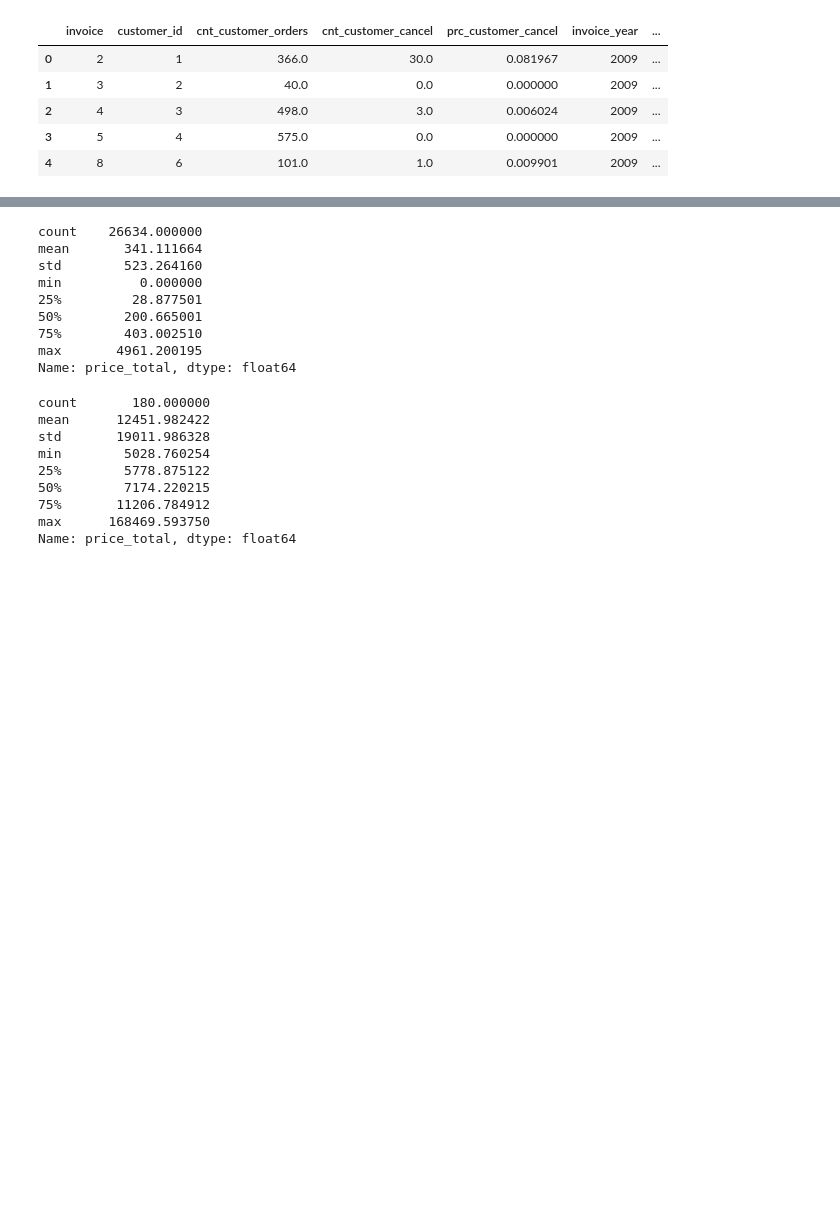
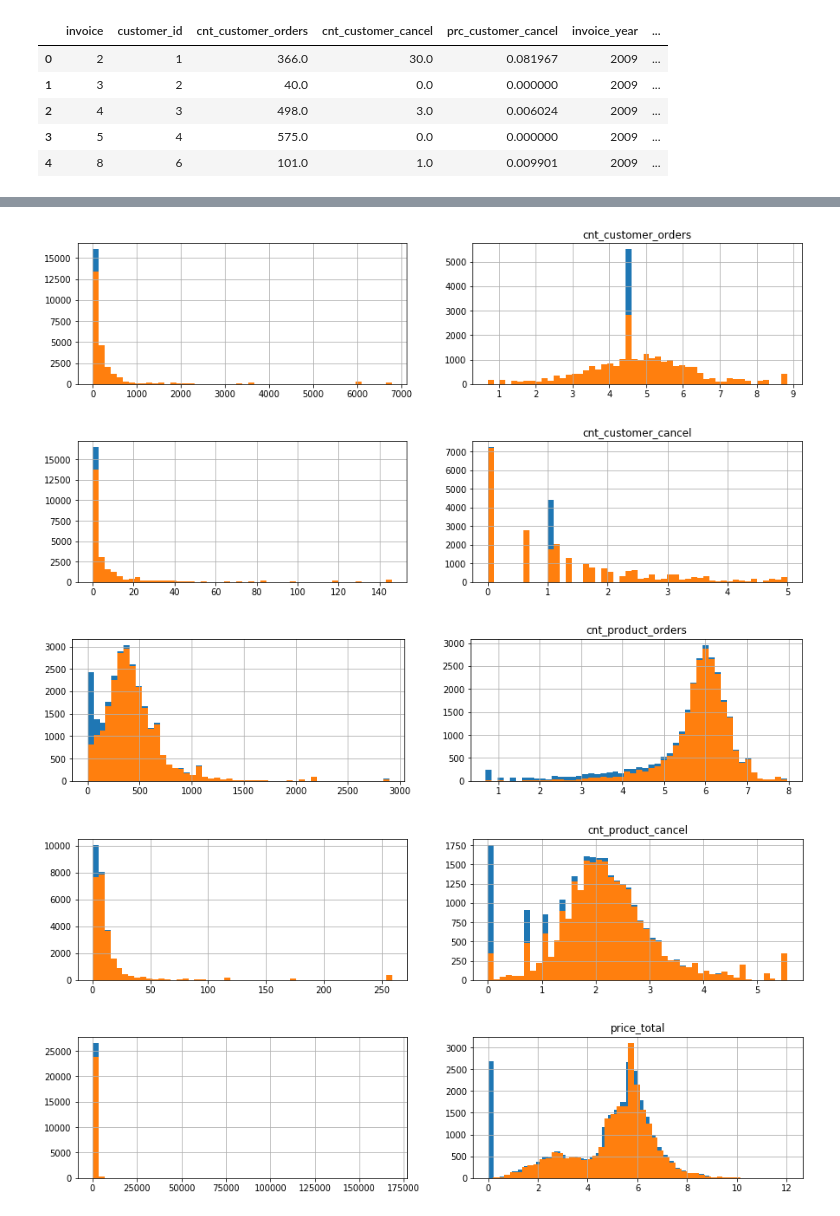
Before and after one commit to JakubStanczak/Order_cancelation_pred, a Jupyter notebook: Konkurs_JS.ipynb, the cells around one changed output, grey strips where cells are left out. Drawn from its saved outputs; the diff is of its cells as text; code cells hidden in the pictures; blank space fills up the shorter version.

Commit message:
Order clasification aproach

```diff
--- a/Konkurs_JS.ipynb
+++ b/Konkurs_JS.ipynb
@@ -369,7 +391,7 @@ def group_orders(df, params_to_group_by, params_to_agg, agg_fun, label_in_df):
 
     if label_in_df:
         orders['is_canceled'] = orders['is_canceled'].map(lambda x: True if x>0 else False)
-        orders['total_return'] = orders['price_total'] * orders['is_canceled']
+#         orders['total_return'] = orders['price_total'] * orders['is_canceled']
     return orders
 # %%
 params_to_group_by = ['invoice', 'customer_id', 'cnt_customer_orders', 'cnt_customer_cancel', 'prc_customer_cancel', 'invoice_year', 'invoice_day_of_y']
@@ -393,7 +415,7 @@ train_group1.head()
 train_group = train_group2
 train_group['price_total'] = train_group1['price_total']
 train_group['is_canceled'] = train_group1['is_canceled']
-train_group['total_return'] = train_group1['total_return']
+# train_group['total_return'] = train_group1['total_return']
 
 test_group = test_group2
 test_group['price_total'] = test_group1['price_total']
@@ -404 +438,3 @@ del train_group1, train_group2, test_group1, test_group2
+# %%
+feats_to_log = ['cnt_customer_orders', 'cnt_customer_cancel', 'cnt_product_orders', 'cnt_product_cancel', 'price_total']
 # %%
@@ -406,27 +455,22 @@ train_group['price_total'].describe()
-# %%
-cutoff_point = 5000
-train_small = train_group[ train_group['price_total'] <= cutoff_point ]
-train_big = train_group[ train_group['price_total'] > cutoff_point ]
-train_small['price_total'].describe()
-# %% [output]
-count    26634.000000
-mean       341.111664
-std        523.264160
-min          0.000000
-25%         28.877501
-50%        200.665001
-75%        403.002510
-max       4961.200195
-Name: price_total, dtype: float64
-# %%
-train_big['price_total'].describe()
-# %% [output]
-count       180.000000
-mean      12451.982422
-std       19011.986328
-min        5028.760254
-25%        5778.875122
-50%        7174.220215
-75%       11206.784912
-max      168469.593750
-Name: price_total, dtype: float64
+# %%
+train_group_n0 = train_group[ train_group['price_total'] > 0 ]
+# %%
+for feat in feats_to_log:
+    plt.figure(figsize=(15,3))
+
+    plt.subplot(1,2,1)
+    train_group[feat].hist(bins=50)
+    train_group_n0[feat].hist(bins=50)
+
+    plt.subplot(1,2,2)
+    np.log1p(train_group[feat]).hist(bins=50)
+    np.log1p(train_group_n0[feat]).hist(bins=50)
+
+    plt.title(feat)
+    plt.show()
+# %% [output]
+[figure, added]
+[figure, added]
+[figure, added]
+[figure, added]
+[figure, added]
```
Also changed, not shown: parts of 38 cells of this notebook.
